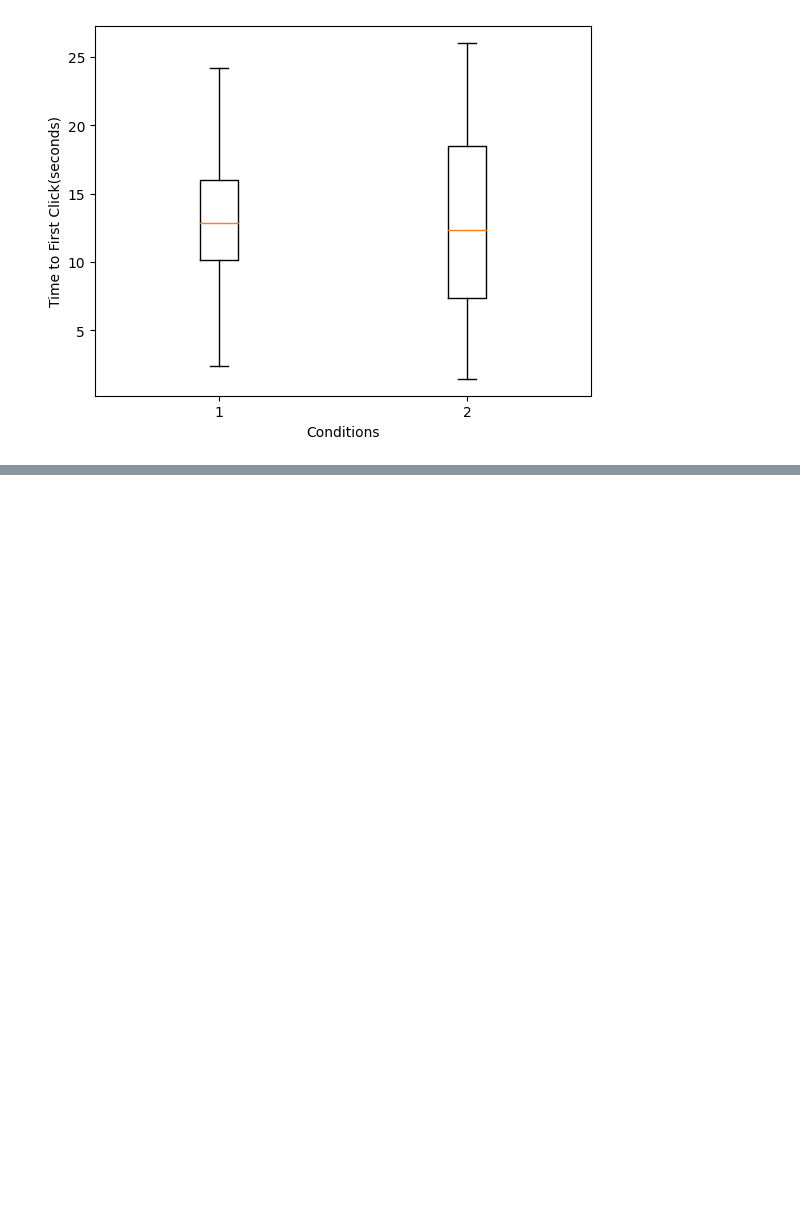
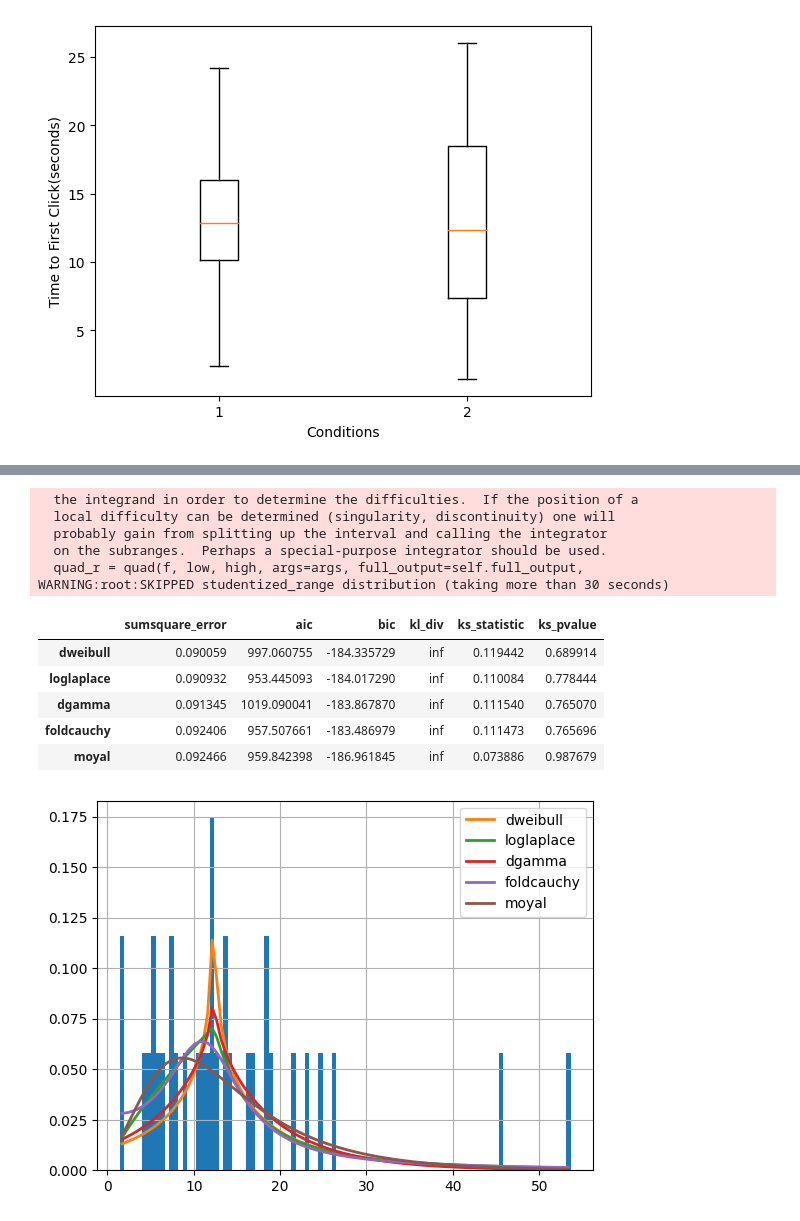
Before and after one commit to farahdian/dataanalysis, a Jupyter notebook: visual-nudges.ipynb, the cells around one changed output, grey strips where cells are left out. Saved outputs shown, nothing was run; the diff lists cells and outputs as text; code cells hidden in the pictures; blank space fills up the shorter version.

```diff
--- a/visual-nudges.ipynb
+++ b/visual-nudges.ipynb
@@ -153,0 +170,18 @@ fitter
+# %%
+fvc= Fitter(visual_data)
+fvc.fit()
+fvc.summary()
+# %% [output]
+  the integrand in order to determine the difficulties.  If the position of a
+  local difficulty can be determined (singularity, discontinuity) one will
+  probably gain from splitting up the interval and calling the integrator
+  on the subranges.  Perhaps a special-purpose integrator should be used.
+  quad_r = quad(f, low, high, args=args, full_output=self.full_output,
+WARNING:root:SKIPPED studentized_range distribution (taking more than 30 seconds)
+|  | sumsquare_error | aic | bic | kl_div | ks_statistic | ks_pvalue |
+| dweibull | 0.090059 | 997.060755 | -184.335729 | inf | 0.119442 | 0.689914 |
+| loglaplace | 0.090932 | 953.445093 | -184.017290 | inf | 0.110084 | 0.778444 |
+| dgamma | 0.091345 | 1019.090041 | -183.867870 | inf | 0.111540 | 0.765070 |
+| foldcauchy | 0.092406 | 957.507661 | -183.486979 | inf | 0.111473 | 0.765696 |
+| moyal | 0.092466 | 959.842398 | -186.961845 | inf | 0.073886 | 0.987679 |
+[figure, added]
```
Also changed, not shown: parts of 2 cells of this notebook.
